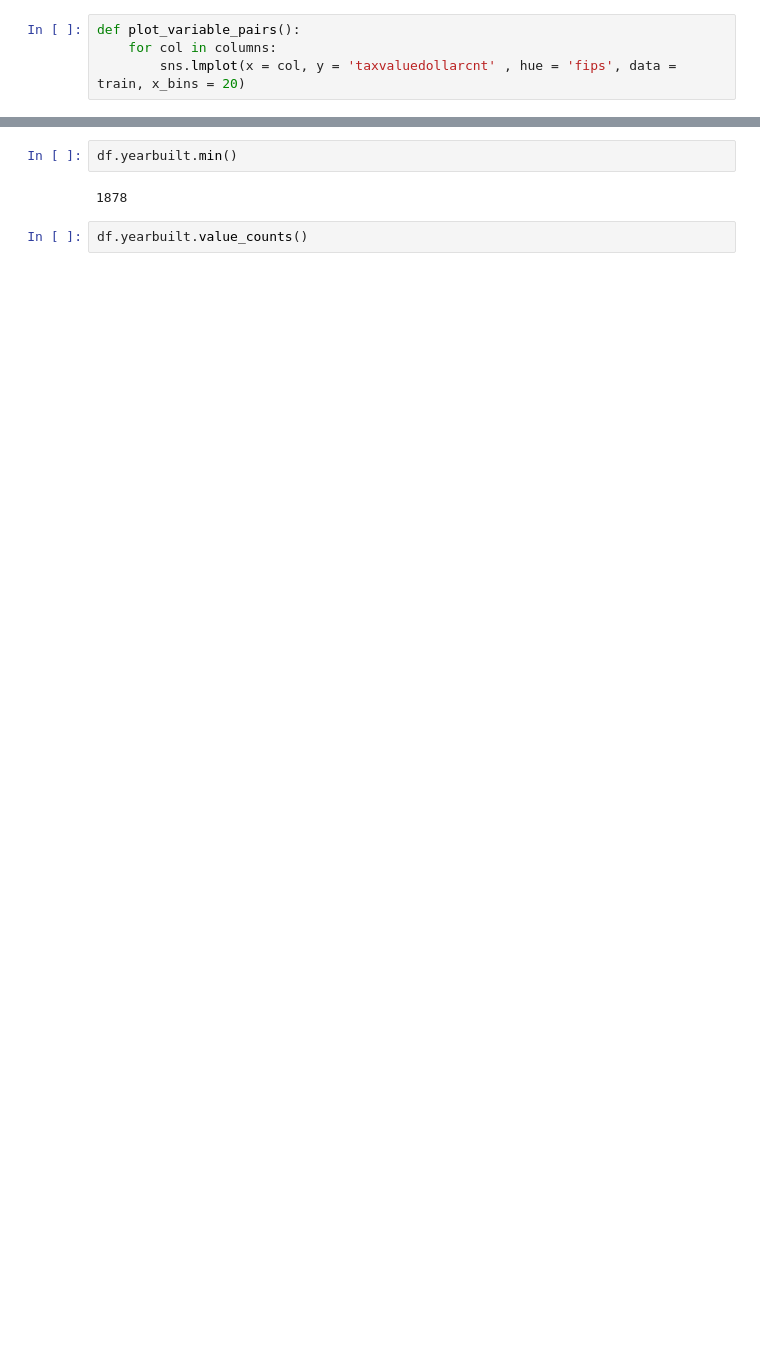
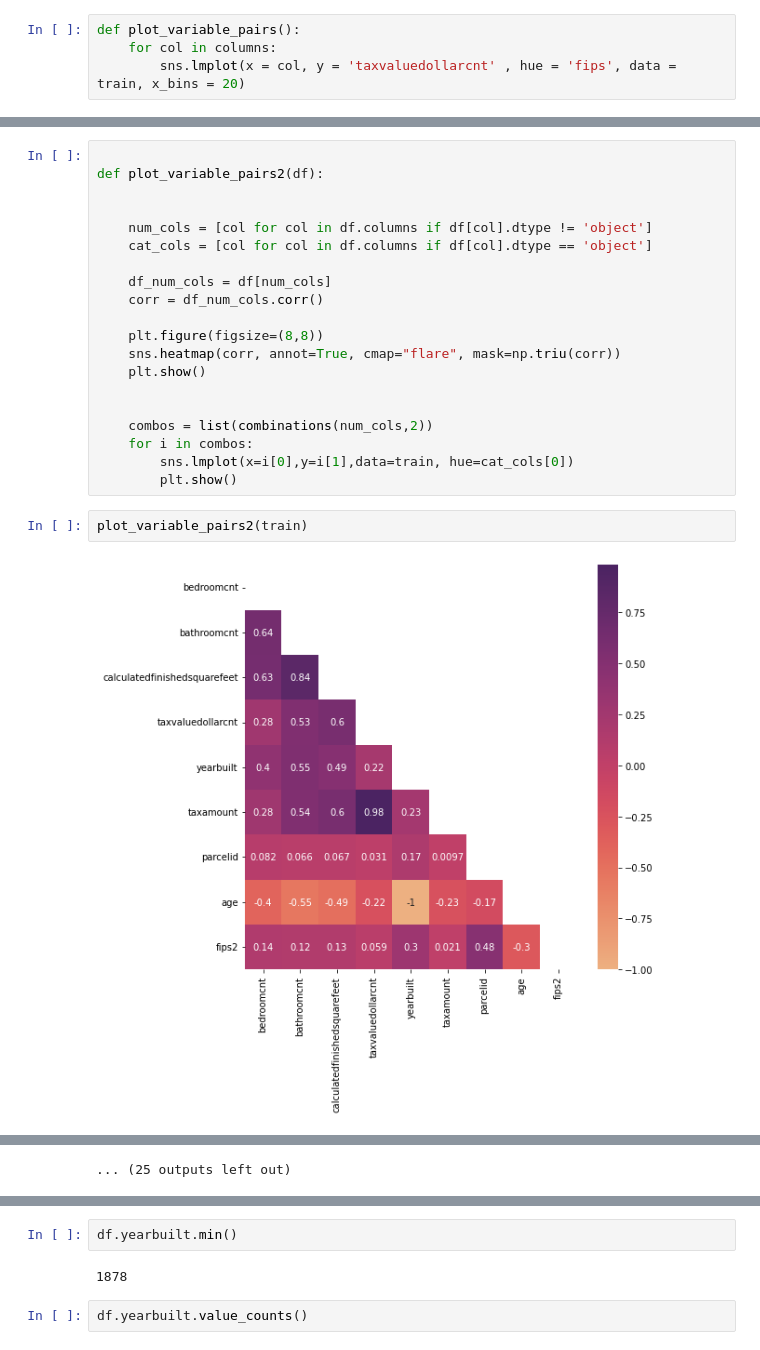
Before and after one commit to codyclonts/zillow_project, a Jupyter notebook: zillow_scratch.ipynb, the cells around one changed output, grey strips where cells are left out. Cells and saved outputs as stored; diff of their text form; blank space fills up the shorter version.

```diff
--- a/zillow_scratch.ipynb
+++ b/zillow_scratch.ipynb
@@ -167,0 +163,24 @@ plot_variable_pairs()
+# %%
+
+def plot_variable_pairs2(df):
+
+
+    num_cols = [col for col in df.columns if df[col].dtype != 'object']
+    cat_cols = [col for col in df.columns if df[col].dtype == 'object']
+
+    df_num_cols = df[num_cols]
+    corr = df_num_cols.corr()
+
+    plt.figure(figsize=(8,8))
+    sns.heatmap(corr, annot=True, cmap="flare", mask=np.triu(corr))
+    plt.show()
+
+
+    combos = list(combinations(num_cols,2))
+    for i in combos:
+        sns.lmplot(x=i[0],y=i[1],data=train, hue=cat_cols[0])
+        plt.show()
+# %%
+plot_variable_pairs2(train)
+# %% [output]
+[figure, added]
@@ -168,3 +198,4 @@ plot_variable_pairs()
+... (25 outputs left out)
 # %%
 train.T
 # %% [output]
```
Also changed, not shown: parts of 56 cells of this notebook.
